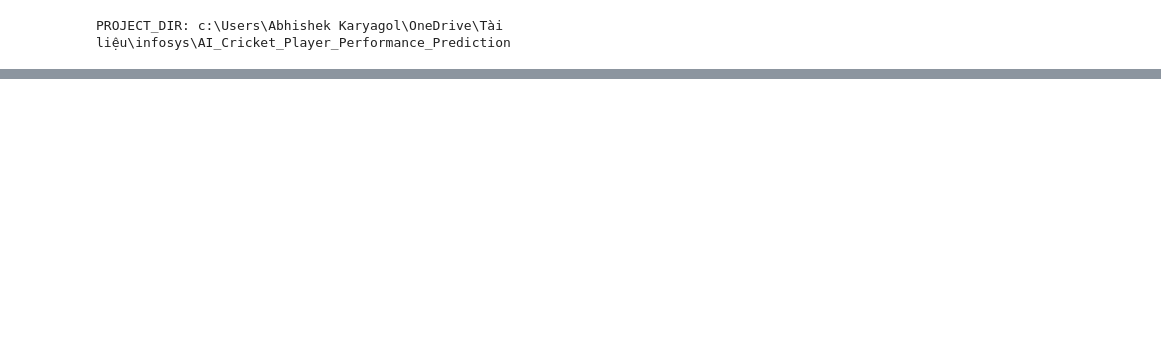
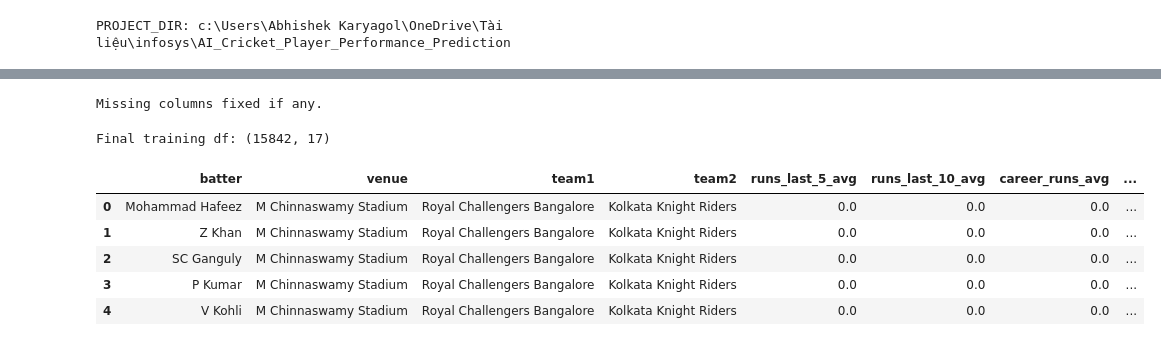
Before and after one commit to SpringBoardMentor895/AI_Cricket_Player_Performance_Prediction, a Jupyter notebook: notebooks/03_ModelTraining.ipynb, the cells around one changed output, grey strips where cells are left out. Saved outputs shown, nothing was run; the diff lists cells and outputs as text; code cells hidden in the pictures; blank space fills up the shorter version.

```diff
--- a/notebooks/03_ModelTraining.ipynb
+++ b/notebooks/03_ModelTraining.ipynb
@@ -64 +45,37 @@ df.tail()
+# %%
+required_cols = [
+    "batter", "venue", "team1", "team2",
+    "runs_last_5_avg", "runs_last_10_avg", "career_runs_avg", "venue_runs_avg",
+    "pvt_runs_avg", "pvp_runs_avg",
+    "target_next_runs"
+]
+
+for col in required_cols:
+    if col not in df.columns:
+        df[col] = 0
+
+print("Missing columns fixed if any.")
+# %% [output]
+Missing columns fixed if any.
+# %%
+TARGET_COL = "target_next_runs"
+
+feature_cols = [
+    "batter", "venue", "team1", "team2",
+    "runs_last_5_avg", "runs_last_10_avg", "career_runs_avg", "venue_runs_avg",
+    "pvt_runs_avg", "pvp_runs_avg"
+]
+
+df = df.dropna(subset=[TARGET_COL]).copy()
+
+print("Final training df:", df.shape)
+df[feature_cols + [TARGET_COL, "date"]].head()
+# %% [output]
+Final training df: (15842, 17)
+|  | batter | venue | team1 | team2 | runs_last_5_avg | runs_last_10_avg | career_runs_avg | ... |
+| 0 | Mohammad Hafeez | M Chinnaswamy Stadium | Royal Challengers Bangalore | Kolkata Knight Riders | 0.0 | 0.0 | 0.0 | ... |
+| 1 | Z Khan | M Chinnaswamy Stadium | Royal Challengers Bangalore | Kolkata Knight Riders | 0.0 | 0.0 | 0.0 | ... |
+| 2 | SC Ganguly | M Chinnaswamy Stadium | Royal Challengers Bangalore | Kolkata Knight Riders | 0.0 | 0.0 | 0.0 | ... |
+| 3 | P Kumar | M Chinnaswamy Stadium | Royal Challengers Bangalore | Kolkata Knight Riders | 0.0 | 0.0 | 0.0 | ... |
+| 4 | V Kohli | M Chinnaswamy Stadium | Royal Challengers Bangalore | Kolkata Knight Riders | 0.0 | 0.0 | 0.0 | ... |
 # %%
```
Also changed, not shown: parts of 23 cells of this notebook.
